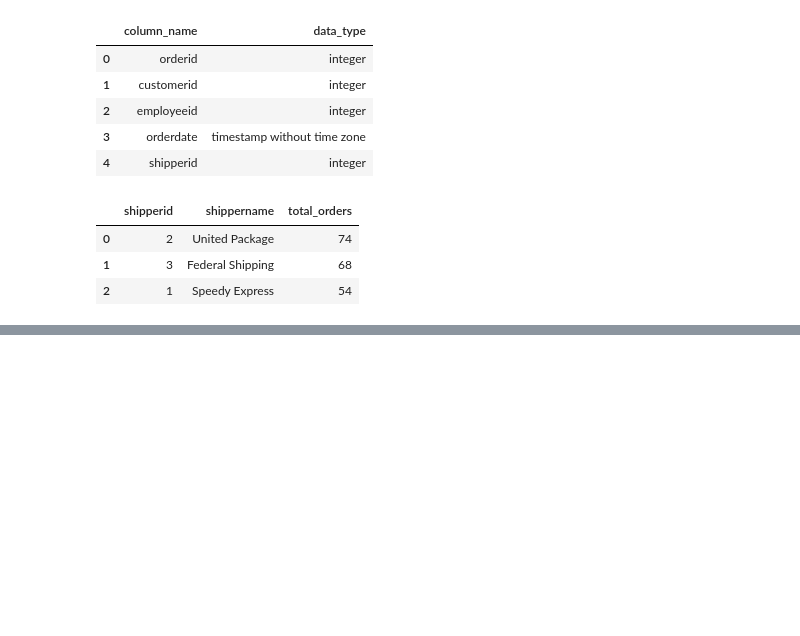
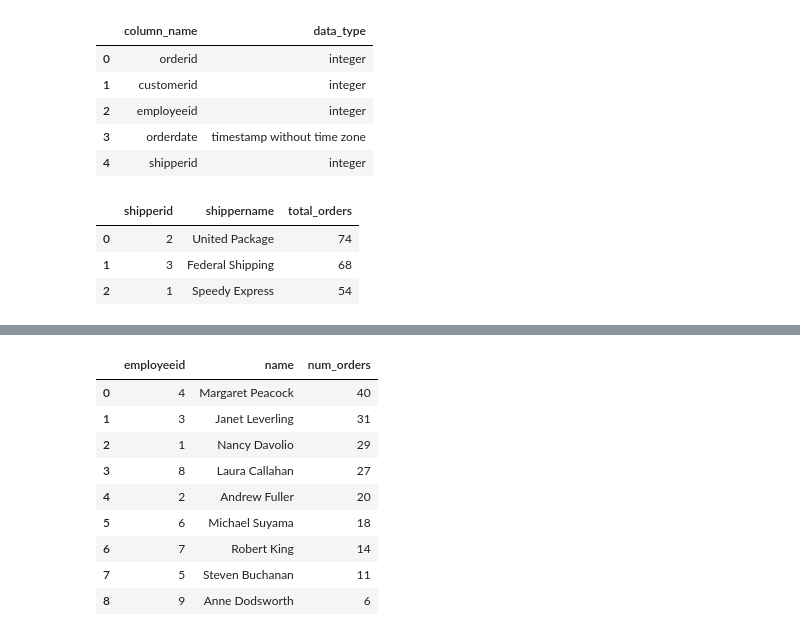
Before and after one commit to migifor-forstmi4/python_postgresql_pgadmin, a Jupyter notebook: postgres_northwind_data.ipynb, the cells around one changed output, grey strips where cells are left out. Saved outputs shown, nothing was run; the diff lists cells and outputs as text; code cells hidden in the pictures; blank space fills up the shorter version.

```diff
--- a/postgres_northwind_data.ipynb
+++ b/postgres_northwind_data.ipynb
@@ -881,0 +955,38 @@ df_order_shipper
+# %%
+# Create SQLAlchemy Engine
+engine = create_engine(db_connection_url)
+
+# Query: employess who have more than 5 processed orders
+df_processed_orders = pd.read_sql_query("""
+SELECT
+    e.employeeid,
+    e.firstname || ' ' || e.lastname AS name,
+    COUNT(o.orderid) AS num_orders
+FROM employees e
+JOIN orders o ON e.employeeid = o.employeeid
+GROUP BY e.employeeid, e.firstname, e.lastname
+HAVING COUNT(o.orderid) > 5
+ORDER BY num_orders DESC
+""", con=engine)
+
+# Dispose the engine
+engine.dispose()
+
+# Show the result
+df_processed_orders
+
+#mit HAVING COUNT filtern wir die Mitarbeiter heraus, die mehr als 5 Bestellungen bearbeitet haben.
+#mit COUNT(o.orderid) AS num_orders zählen wir die Anzahl der Bestellungen, die jeder Mitarbeiter bearbeitet hat, und benennen diese Spalte als "num_orders".
+#mit JOIN verknüpfen wir die Tabellen Employees und Orders basierend auf der Mitarbeiter-ID.
+#mit GROUP BY gruppieren wir die Ergebnisse nach der Mitarbeiter-ID, dem Vornamen und
+# %% [output]
+|  | employeeid | name | num_orders |
+| 0 | 4 | Margaret Peacock | 40 |
+| 1 | 3 | Janet Leverling | 31 |
+| 2 | 1 | Nancy Davolio | 29 |
+| 3 | 8 | Laura Callahan | 27 |
+| 4 | 2 | Andrew Fuller | 20 |
+| 5 | 6 | Michael Suyama | 18 |
+| 6 | 7 | Robert King | 14 |
+| 7 | 5 | Steven Buchanan | 11 |
+| 8 | 9 | Anne Dodsworth | 6 |
```
Also changed, not shown: parts of 25 cells of this notebook.
